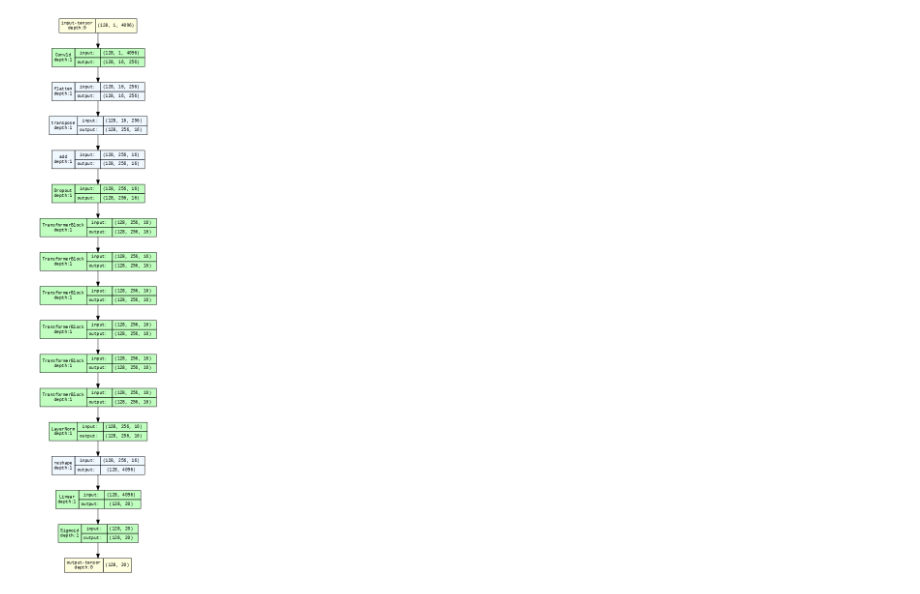
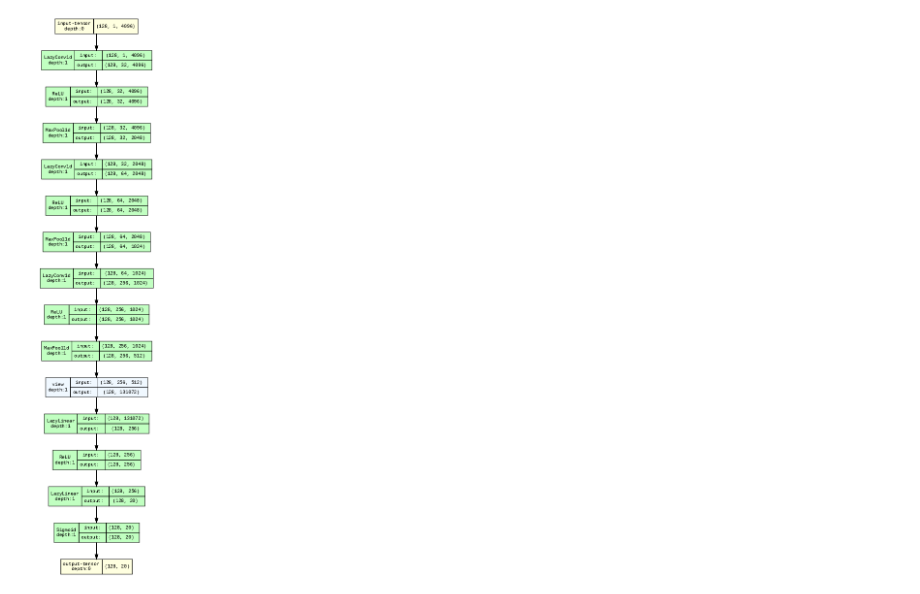
Before and after one commit to erzar0/1d-vit-for-classification-of-xrf-spectra, a Jupyter notebook: proof_of_concept.ipynb, the cells around one changed output. Saved outputs shown, nothing was run; the diff lists cells and outputs as text; code cells hidden in the pictures.

```diff
--- a/proof_of_concept.ipynb
+++ b/proof_of_concept.ipynb
@@ -236,6 +249,7 @@ class VisionTransformer(nn.Module):
         ])
         self.norm = nn.LayerNorm(embed_dim)
         self.fc = nn.Linear(embed_dim * num_patches, num_classes)
+        self.gelu = nn.GELU()
         self.sigmoid = nn.Sigmoid()
 
     def forward(self, x):
@@ -246,6 +260,7 @@ class VisionTransformer(nn.Module):
             x = block(x)
         x = self.norm(x)
         x = x.reshape(x.size(0), -1)
+
         x = self.fc(x)
         x = self.sigmoid(x)
         return x
@@ -261,33 +276,66 @@ class TransformerBlock(nn.Module):
             nn.Linear(embed_dim, hidden_dim),
             nn.GELU(),
             nn.Dropout(dropout_rate),
             nn.Linear(hidden_dim, embed_dim),
             nn.Dropout(dropout_rate)
         )
 
     def forward(self, x):
         global attention_weights
         attn_output, attn_weights = self.attention(*([self.norm1(x)] * 3), need_weights=True)
         attention_weights = attn_weights
         x = x + attn_output
         x = x + self.feedforward(self.norm2(x))
 
         return x
 
+class CNN1DClassifier(nn.Module):
+    def __init__(self, input_size, num_classes):
+        super(CNN1DClassifier, self).__init__()
+        self.conv1 = nn.LazyConv1d(32, kernel_size=3, stride=1, padding=1)
+        self.conv2 = nn.LazyConv1d(64, kernel_size=3, stride=1, padding=1)
+        self.conv3 = nn.LazyConv1d(128, kernel_size=3, stride=1, padding=1)
+        self.conv3 = nn.LazyConv1d(256, kernel_size=3, stride=1, padding=1)
+        self.relu = nn.ReLU()
+        self.pool = nn.MaxPool1d(kernel_size=2, stride=2)
+        self.fc1 = nn.LazyLinear(256)
+        self.fc2 = nn.LazyLinear(num_classes)
+        self.sigmoid = nn.Sigmoid()
+
+    def forward(self, x):
+        x = self.conv1(x)
+        x = self.relu(x)
+        x = self.pool(x)
+        x = self.conv2(x)
+        x = self.relu(x)
+        x = self.pool(x)
+        x = self.conv3(x)
+        x = self.relu(x)
+        x = self.pool(x)
+        x = x.view(x.size(0), -1)  # Flatten the input for the fully connected layer
+        x = self.fc1(x)
+        x = self.relu(x)
+        x = self.fc2(x)
+        x = self.sigmoid(x)
+        return x
+
+
+
 
 input_size = 4096
 patch_size = 16
 embed_dim = 16
-num_heads = 8
+num_heads = 4
 num_classes = 20
 num_layers = 6
 hidden_dim = 4 * embed_dim
 dropout_rate = 0.1
 
-model = VisionTransformer(input_size, patch_size, embed_dim, num_heads, num_classes, num_layers, hidden_dim, dropout_rate)
+# model = VisionTransformer(input_size, patch_size, embed_dim, num_heads, num_classes, num_layers, hidden_dim, dropout_rate)
+model = CNN1DClassifier(4096, 20)
 
 graph = draw_graph(model, input_size=(128, 1, 4096), expand_nested=True, depth=1)
 graphviz.set_jupyter_format('png')
 graph.visual_graph
 # %% [output]
-[figure, old version]
+[figure, new version]
```
Also changed, not shown: parts of 17 cells of this notebook.
